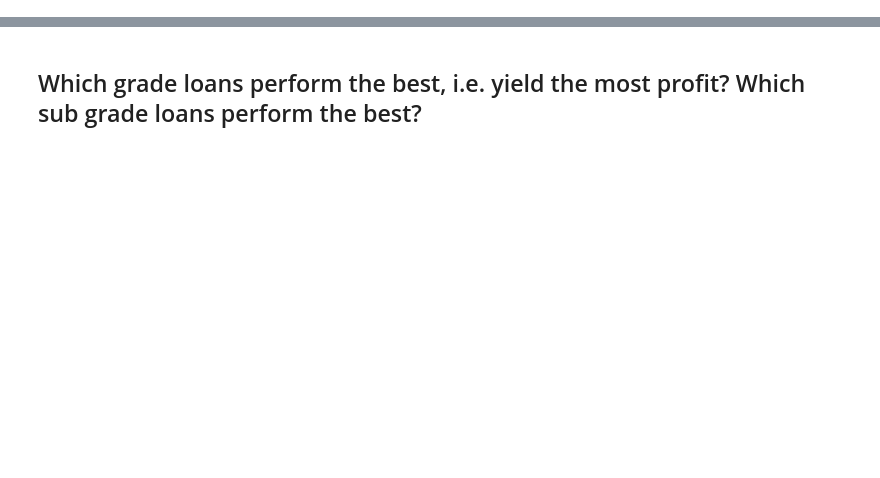
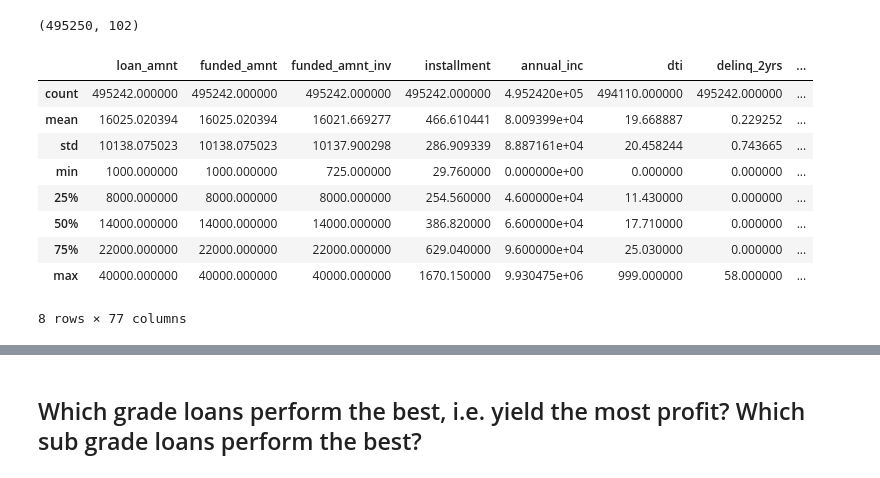
Before and after one commit to DarianNwankwo/lending_club_loan_analysis, a Jupyter notebook: lending_club_analysis.ipynb, the cells around one changed output, grey strips where cells are left out. Saved outputs shown, nothing was run; the diff lists cells and outputs as text; code cells hidden in the pictures; blank space fills up the shorter version.

```diff
--- a/lending_club_analysis.ipynb
+++ b/lending_club_analysis.ipynb
@@ -120,0 +45,3 @@ paid_in_full.plot(kind="scatter", x="funded_amnt", y="total_pymnt")
+# %%
+THRESHOLD = int(.8 * loan_stats.shape[0])
+loan_stats = loan_stats.dropna(axis=1, thresh=THRESHOLD)
@@ -120,0 +51,17 @@ paid_in_full.plot(kind="scatter", x="funded_amnt", y="total_pymnt")
+# %%
+loan_stats.shape
+# %% [output]
+(495250, 102)
+# %%
+loan_stats.describe()
+# %% [output]
+|  | loan_amnt | funded_amnt | funded_amnt_inv | installment | annual_inc | dti | delinq_2yrs | ... |
+| count | 495242.000000 | 495242.000000 | 495242.000000 | 495242.000000 | 4.952420e+05 | 494110.000000 | 495242.000000 | ... |
+| mean | 16025.020394 | 16025.020394 | 16021.669277 | 466.610441 | 8.009399e+04 | 19.668887 | 0.229252 | ... |
+| std | 10138.075023 | 10138.075023 | 10137.900298 | 286.909339 | 8.887161e+04 | 20.458244 | 0.743665 | ... |
+| min | 1000.000000 | 1000.000000 | 725.000000 | 29.760000 | 0.000000e+00 | 0.000000 | 0.000000 | ... |
+| 25% | 8000.000000 | 8000.000000 | 8000.000000 | 254.560000 | 4.600000e+04 | 11.430000 | 0.000000 | ... |
+| 50% | 14000.000000 | 14000.000000 | 14000.000000 | 386.820000 | 6.600000e+04 | 17.710000 | 0.000000 | ... |
+| 75% | 22000.000000 | 22000.000000 | 22000.000000 | 629.040000 | 9.600000e+04 | 25.030000 | 0.000000 | ... |
+| max | 40000.000000 | 40000.000000 | 40000.000000 | 1670.150000 | 9.930475e+06 | 999.000000 | 58.000000 | ... |
+8 rows × 77 columns
```
Also changed, not shown: parts of 74 cells of this notebook.
